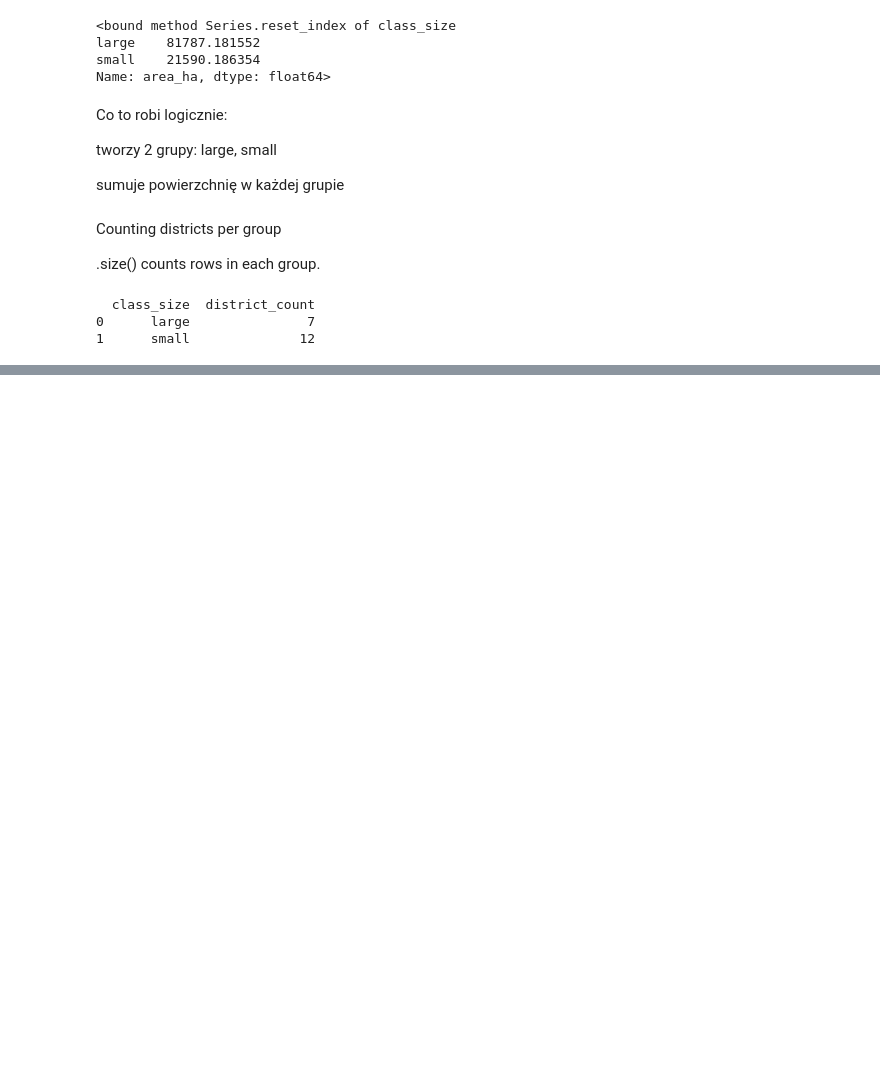
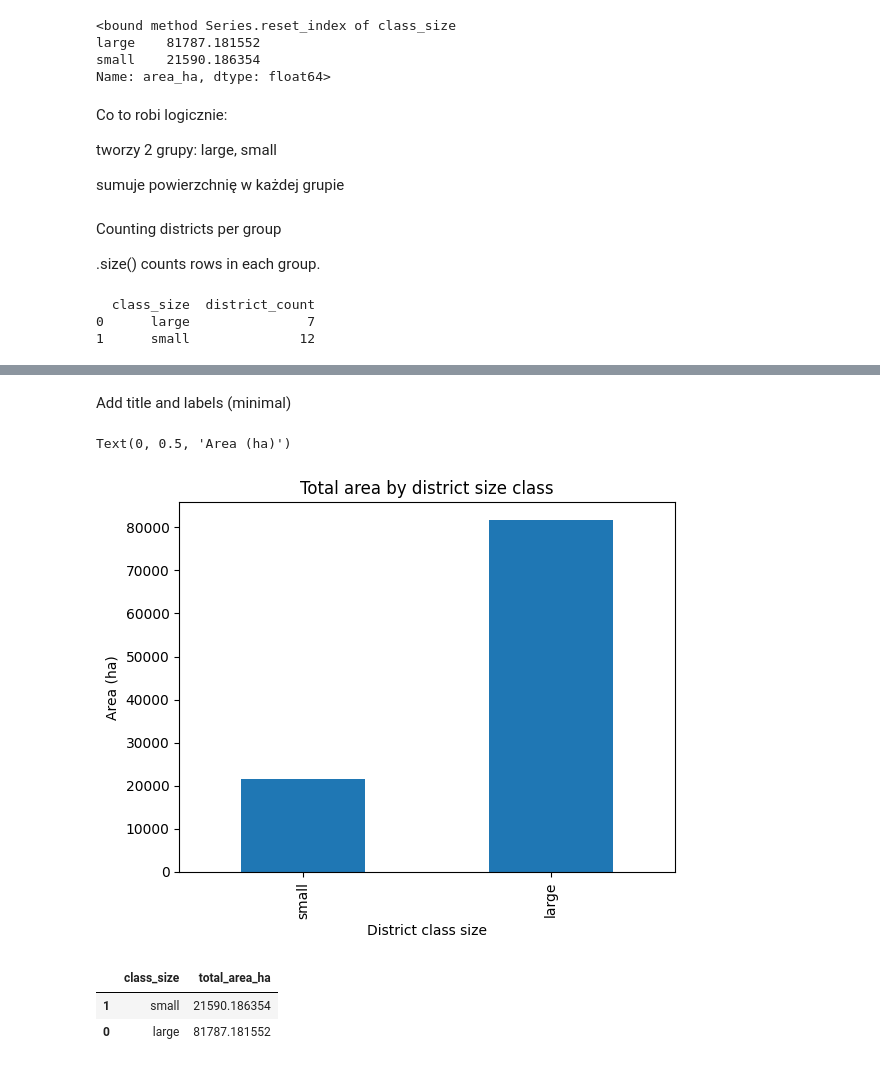
Before and after one commit to piaseckazaneta/Python, a Jupyter notebook: Python_Day1.ipynb, the cells around one changed output, grey strips where cells are left out. Cells and saved outputs as stored; diff of their text form; code cells hidden in the pictures; blank space fills up the shorter version.

```diff
--- a/Python_Day1.ipynb
+++ b/Python_Day1.ipynb
@@ -645,0 +702,22 @@ print(district_count)
+# %% [markdown]
+Add title and labels (minimal)
+# %%
+ax = area_ha_class_size_sorted.plot(
+    x = "class_size",
+    y = "total_area_ha",
+    kind = "bar",
+    legend = False
+)
+
+ax.set_title("Total area by district size class")
+ax.set_xlabel("District class size")
+ax.set_ylabel("Area (ha)")
+# %% [output]
+Text(0, 0.5, 'Area (ha)')
+[figure, added]
+# %%
+area_ha_class_size_sorted
+# %% [output]
+|  | class_size | total_area_ha |
+| 1 | small | 21590.186354 |
+| 0 | large | 81787.181552 |
```
Also changed, not shown: parts of 12 cells of this notebook.
